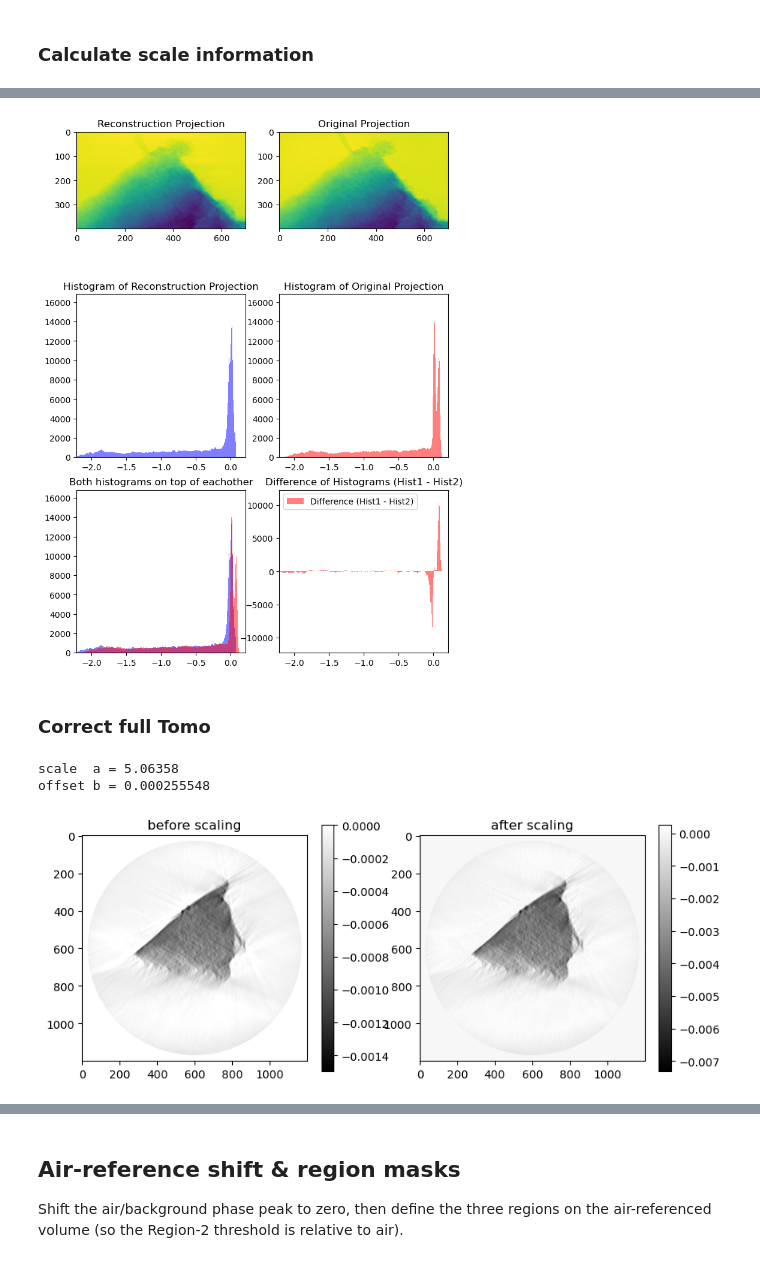
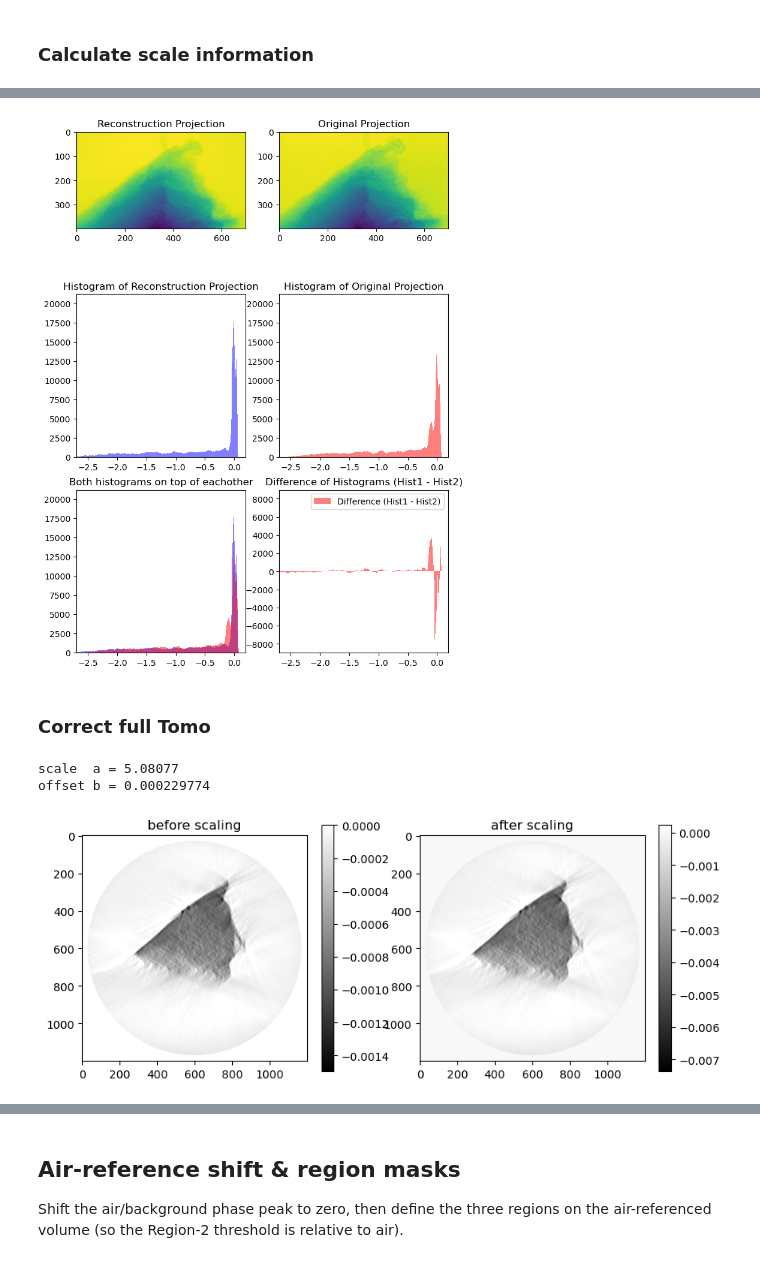
Before and after one commit to levijh1/TomoMono, a Jupyter notebook: densityConversion.ipynb, the cells around one changed output, grey strips where cells are left out. Drawn from its saved outputs; the diff is of its cells as text; code cells hidden in the pictures.

Commit message:
Figure edits

```diff
--- a/densityConversion.ipynb
+++ b/densityConversion.ipynb
@@ -209,6 +197,29 @@ print(f"tomo_scale_info: {tomo_scale_info}")
 # reason the background is EXACTLY 0 (a property the masks below rely on).
 tomo = tomopy.misc.corr.circ_mask(tomo, 0, ratio=0.95)
 
+# `support`: the SINGLE canonical mask used everywhere below in this notebook
+# -- True inside the circular 0.95 field-of-view footprint above, False
+# outside. Defined ONCE, here, right next to the circ_mask call it mirrors.
+# Every later cell (calibration, scaling, air-reference shift, region masks,
+# histograms, density statistics) indexes through this same `support` rather
+# than recomputing its own copy of the FOV footprint.
+# z-invariant, so build it as a broadcast view of a single 2D slice -- this
+# costs no extra memory even though it reports the full 3D shape.
+support_fov_2d = tomopy.misc.corr.circ_mask(
+    np.ones((1,) + tomo.shape[1:], dtype=np.float32), 0, ratio=0.95)[0] != 0
+support = np.broadcast_to(support_fov_2d, tomo.shape)
+
+# `was_clamped`: interior FOV voxels the positivity constraint clamped to
+# exactly 0.0 (as distinct from the exact-0 background outside `support`,
+# which circ_mask already produces). Captured HERE, before the scale/offset
+# step below turns this exact-zero population into a non-zero constant
+# (v*a+b) -- testing `== 0` after that point no longer finds these voxels.
+# Used later to exclude the clamp artifact from the publication histogram.
+was_clamped = (tomo == 0) & support
+n_clamped = int(was_clamped.sum())
+print(f"Clamped-to-zero voxels within FOV: {n_clamped:,} "
+      f"({100 * n_clamped / support.sum():.2f}% of FOV)")
+
 # Phase shift through material is negative; the reconstruction comes out
 # positive, so flip the sign to get physical phase back.
 tomo = -tomo
@@ -360,16 +390,16 @@ plt.show()
 # %%
 # Same check as above but in image space, on one representative angle:
 # measured projection vs the model a*R + b*L predicted for that angle.
-k0 = n_fit // 2
+k0 = 9
 i0 = sample_idx[k0]
 r0 = R_stack[k0]
 O0 = _crop_to_template(originalProjections[i0].astype(np.float32), r0)[:, COL_CROP:-COL_CROP]
 
 # scaled reprojection in projection space:  a*R + b*L
 recon_proj_scaled = (scale * r0 + shift * L_stack[k0])[:, COL_CROP:-COL_CROP]
 showHistogramComparison(O0, recon_proj_scaled)
 # %% [output]
-[figure, old version]
+[figure, new version]
 # %% [markdown]
 ### Correct full Tomo
 # %%
@@ -385,12 +415,12 @@ showHistogramComparison(O0, recon_proj_scaled)
 # notebook top to bottom.
 before_slice = tomo[280].copy()  # save one slice before modifying in-place
 
-# The offset is added only where the volume is non-zero, so the exact-zero
-# background produced by circ_mask stays exactly zero.
-mask = tomo != 0
-tomo *= scale                              # in-place; zeros remain zero
-np.add(tomo, shift, where=mask, out=tomo)  # add offset only to object voxels
-del mask
+# Scale and shift apply to every voxel within `support` (the circular 0.95 FOV
+# mask defined once above) -- including any interior voxels the positivity
+# constraint clamped to exactly 0 -- and to nothing outside it, so the
+# exact-zero background produced by circ_mask stays exactly zero.
+np.multiply(tomo, scale, where=support, out=tomo)   # in-place; outside FOV stays 0
+np.add(tomo, shift, where=support, out=tomo)        # add offset only within FOV
 tomo_scaled = tomo                         # alias — no copy
 
 print(f"scale  a = {scale:.6g}")
@@ -404,8 +434,8 @@ axs[1].set_title("after scaling");   plt.colorbar(im1, ax=axs[1])
 plt.show()
 del before_slice, tomo
 # %% [output]
-scale  a = 5.06358
-offset b = 0.000255548
+scale  a = 5.08077
+offset b = 0.000229774
 [figure]
 # %%
 # Verify: forward project the SCALED volume and measure residual vs originals.
```
Also changed, not shown: parts of 16 cells of this notebook, 7 other files.
